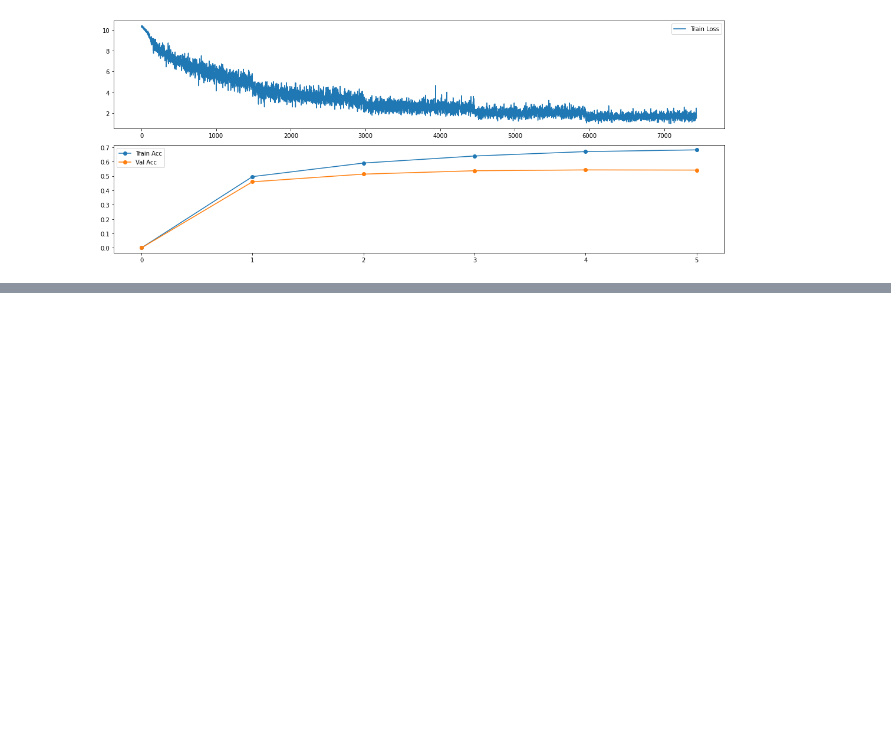
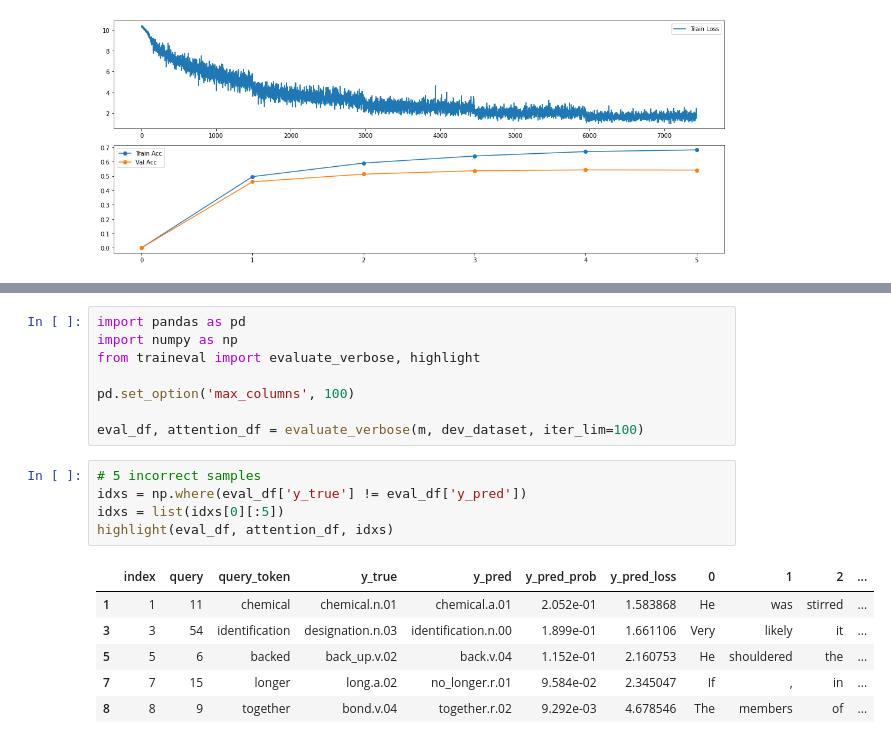
Before and after one commit to YarivLevy81/NLP_HW, a Jupyter notebook: hw1/wsd_model.ipynb, the cells around one changed output, grey strips where cells are left out. Drawn from its saved outputs; the diff is of its cells as text; blank space fills up the shorter version.

```diff
--- a/hw1/wsd_model.ipynb
+++ b/hw1/wsd_model.ipynb
@@ -453,0 +466,20 @@ plt.tight_layout()
+# %%
+import pandas as pd
+import numpy as np
+from traineval import evaluate_verbose, highlight
+
+pd.set_option('max_columns', 100)
+
+eval_df, attention_df = evaluate_verbose(m, dev_dataset, iter_lim=100)
+# %%
+# 5 incorrect samples
+idxs = np.where(eval_df['y_true'] != eval_df['y_pred'])
+idxs = list(idxs[0][:5])
+highlight(eval_df, attention_df, idxs)
+# %% [output]
+|  | index | query | query_token | y_true | y_pred | y_pred_prob | y_pred_loss | 0 | 1 | 2 | ... |
+| 1 | 1 | 11 | chemical | chemical.n.01 | chemical.a.01 | 2.052e-01 | 1.583868 | He | was | stirred | ... |
+| 3 | 3 | 54 | identification | designation.n.03 | identification.n.00 | 1.899e-01 | 1.661106 | Very | likely | it | ... |
+| 5 | 5 | 6 | backed | back_up.v.02 | back.v.04 | 1.152e-01 | 2.160753 | He | shouldered | the | ... |
+| 7 | 7 | 15 | longer | long.a.02 | no_longer.r.01 | 9.584e-02 | 2.345047 | If | , | in | ... |
+| 8 | 8 | 9 | together | bond.v.04 | together.r.02 | 9.292e-03 | 4.678546 | The | members | of | ... |
```
Also changed, not shown: parts of 3 cells of this notebook, 1 other file.
